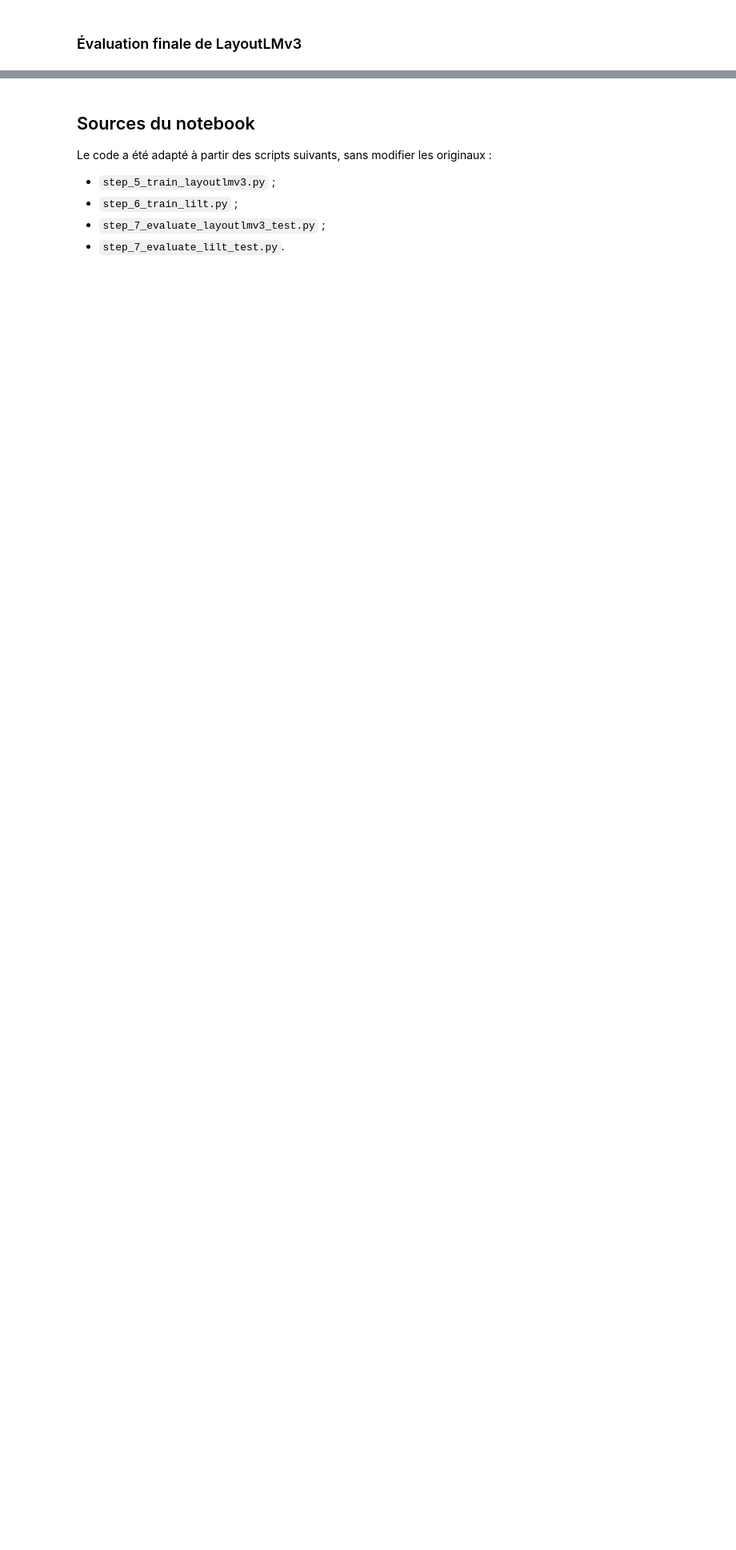
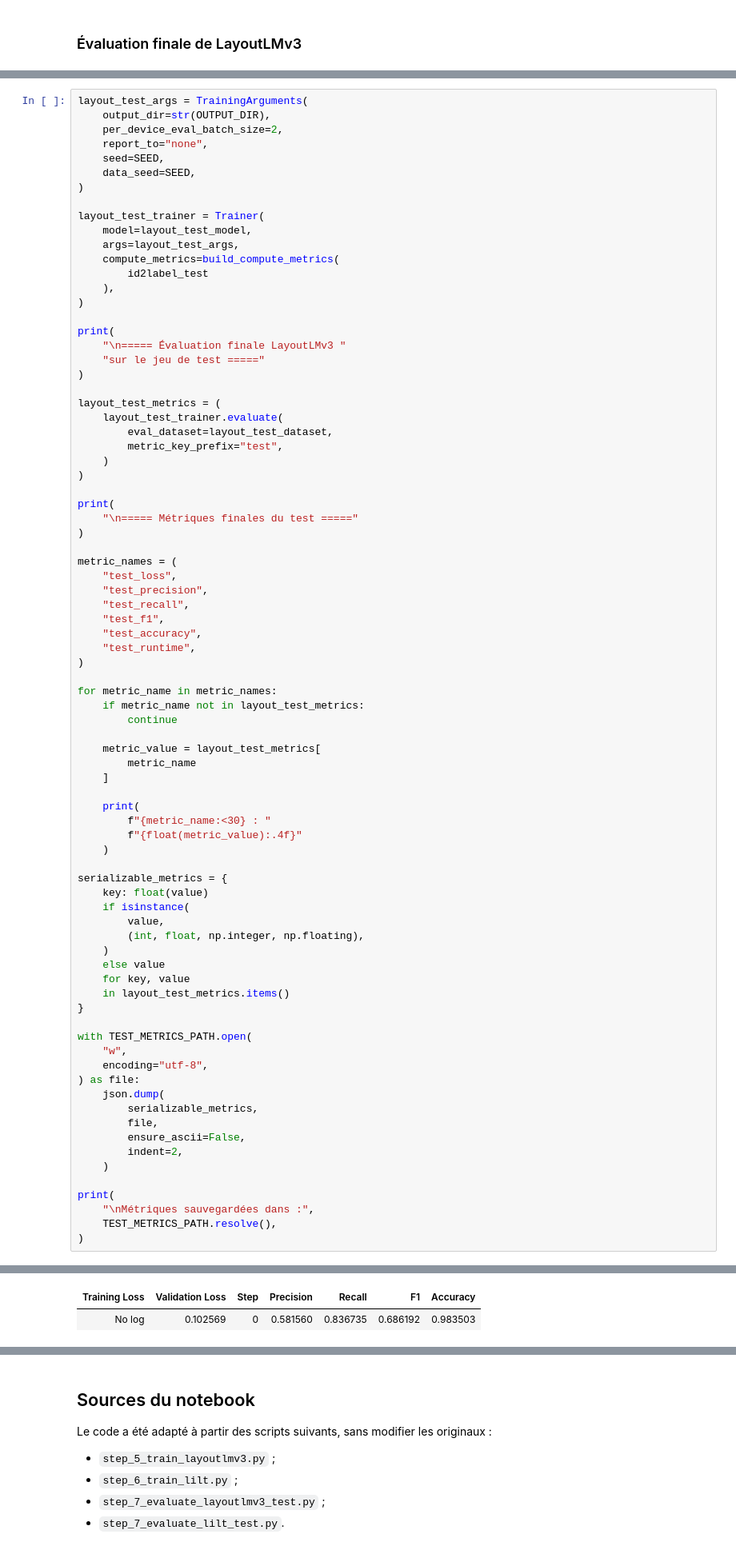
Before and after one commit to djamaliAliBahaBakar/document-intelligence-engine, a Jupyter notebook: notebooks/Entrainement_Evaluation_Devis.ipynb, the cells around one changed output, grey strips where cells are left out. Shown at 80% size. Cells and saved outputs as stored; diff of their text form; blank space fills up the shorter version.

```diff
--- a/notebooks/Entrainement_Evaluation_Devis.ipynb
+++ b/notebooks/Entrainement_Evaluation_Devis.ipynb
@@ -1426,0 +1775,82 @@ SEED = 42
+# %%
+layout_test_args = TrainingArguments(
+    output_dir=str(OUTPUT_DIR),
+    per_device_eval_batch_size=2,
+    report_to="none",
+    seed=SEED,
+    data_seed=SEED,
+)
+
+layout_test_trainer = Trainer(
+    model=layout_test_model,
+    args=layout_test_args,
+    compute_metrics=build_compute_metrics(
+        id2label_test
+    ),
+)
+
+print(
+    "\n===== Évaluation finale LayoutLMv3 "
+    "sur le jeu de test ====="
+)
+
+layout_test_metrics = (
+    layout_test_trainer.evaluate(
+        eval_dataset=layout_test_dataset,
+        metric_key_prefix="test",
+    )
+)
+
+print(
+    "\n===== Métriques finales du test ====="
+)
+
+metric_names = (
+    "test_loss",
+    "test_precision",
+    "test_recall",
+    "test_f1",
+    "test_accuracy",
+    "test_runtime",
+)
+
+for metric_name in metric_names:
+    if metric_name not in layout_test_metrics:
+        continue
+
+    metric_value = layout_test_metrics[
+        metric_name
+    ]
+
+    print(
+        f"{metric_name:<30} : "
+        f"{float(metric_value):.4f}"
+    )
+
+serializable_metrics = {
+    key: float(value)
+    if isinstance(
+        value,
+        (int, float, np.integer, np.floating),
+    )
+    else value
+    for key, value
+    in layout_test_metrics.items()
+}
+
+with TEST_METRICS_PATH.open(
+    "w",
+    encoding="utf-8",
+) as file:
+    json.dump(
+        serializable_metrics,
+        file,
+        ensure_ascii=False,
+        indent=2,
+    )
+
+print(
+    "\nMétriques sauvegardées dans :",
+    TEST_METRICS_PATH.resolve(),
+)
+# %% [output]
@@ -1426,0 +1876,2 @@ SEED = 42
+| Training Loss | Validation Loss | Step | Precision | Recall | F1 | Accuracy |
+| No log | 0.102569 | 0 | 0.581560 | 0.836735 | 0.686192 | 0.983503 |
```
Also changed, not shown: parts of 37 cells of this notebook.
